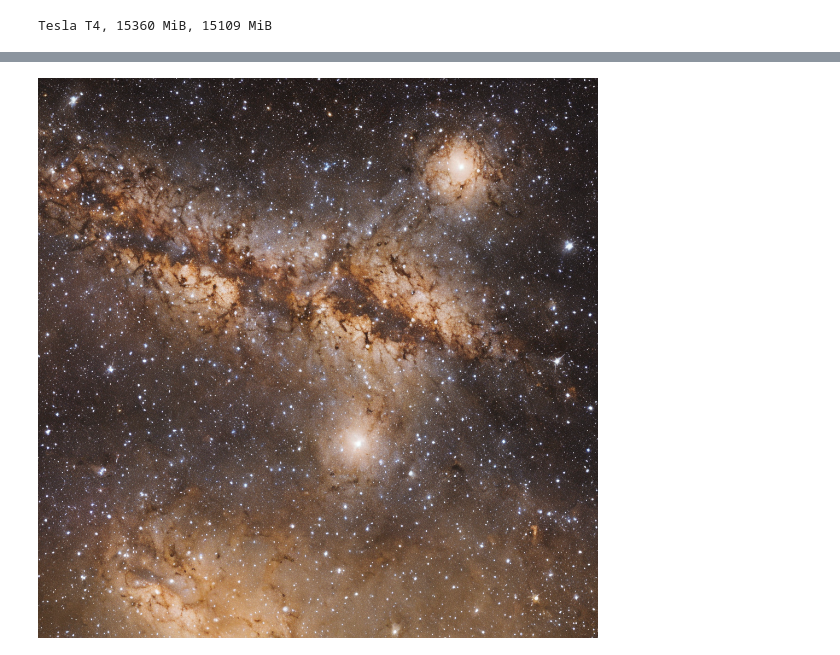
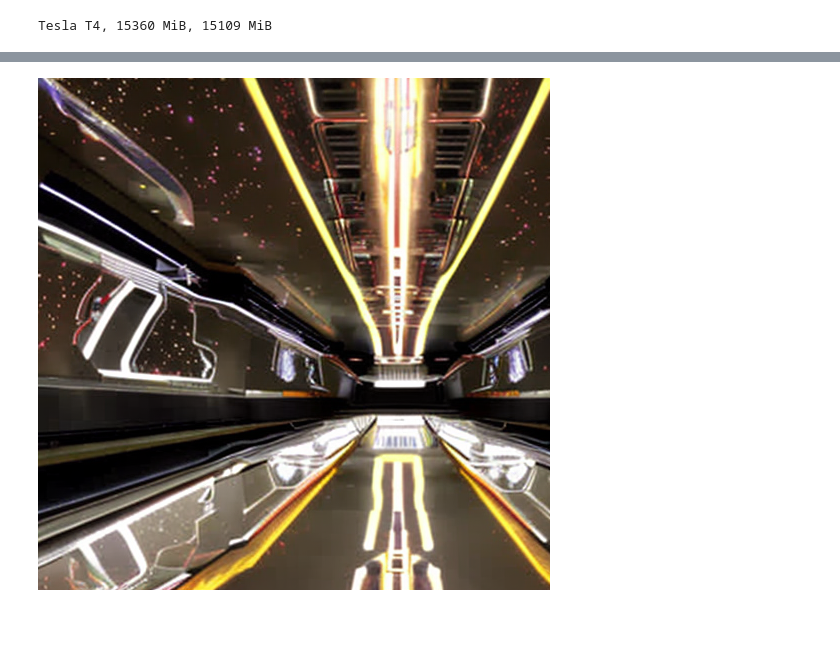
Before and after one commit to saketh12/infinite-zoom-stable-diffusion, a Jupyter notebook: stable-diffusion-2-infinite-zoom-out/infinite_zoom_out.ipynb, the cells around one changed output, grey strips where cells are left out. Cells and saved outputs as stored; diff of their text form; code cells hidden in the pictures; blank space fills up the shorter version.

```diff
--- a/stable-diffusion-2-infinite-zoom-out/infinite_zoom_out.ipynb
+++ b/stable-diffusion-2-infinite-zoom-out/infinite_zoom_out.ipynb
@@ -94,29 +75,34 @@ pipe.enable_attention_slicing()
 # %%
-height = 1024
-width = 1024
+height = 512
+width = 512
 # %%
 current_image = PIL.Image.new(mode="RGBA", size=(height, width))
 mask_image = np.array(current_image)[:,:,3] # assume image has alpha mask (use .mode to check for "RGBA")
 mask_image = Image.fromarray(255-mask_image).convert("RGB")
 current_image = current_image.convert("RGB")
 # %%
-orig_prompt = "photo of a large illuminated galaxy with stars and stardust is in the sky, photorealistic, dslr, 4k"
+orig_prompt = "starship corridor, beautiful reflections, photorealistic, 4k"
 orig_negative_prompt = "low quality, noise, blur, blurred, text, watermark"
 
 num_images = 1
 prompt = [orig_prompt] * num_images
 negative_prompt = [orig_negative_prompt] * num_images
+# %%
+g_cuda = torch.Generator(device='cuda')
+seed = 1
 # %%
 # find a good init image:
 images = pipe(prompt=prompt,
               negative_prompt=negative_prompt,
               image=current_image,
+              guidance_scale = 7,
               height = height,
               width = width,
+              generator = g_cuda.manual_seed(seed),
               mask_image=mask_image,
               num_inference_steps=25)[0]
 current_image = images[0]
 
 current_image
 # %% [output]
-[figure, old version]
+[figure, new version]
```
Also changed, not shown: parts of 8 cells of this notebook.
